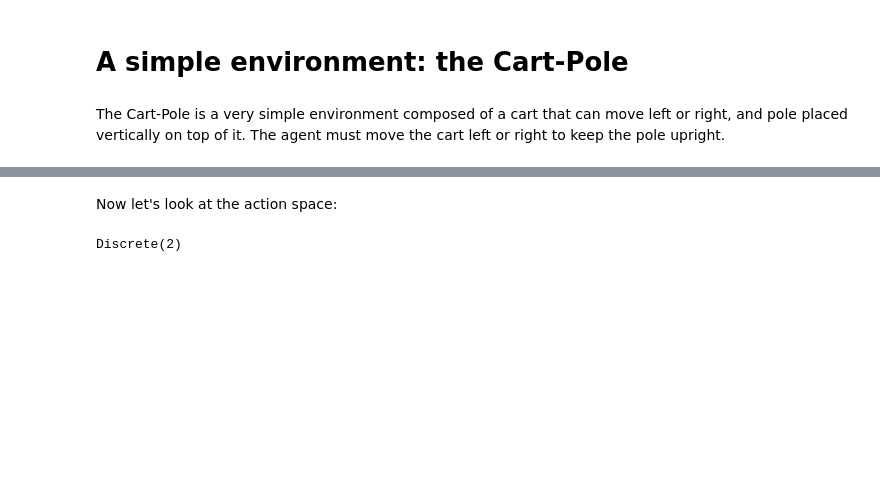
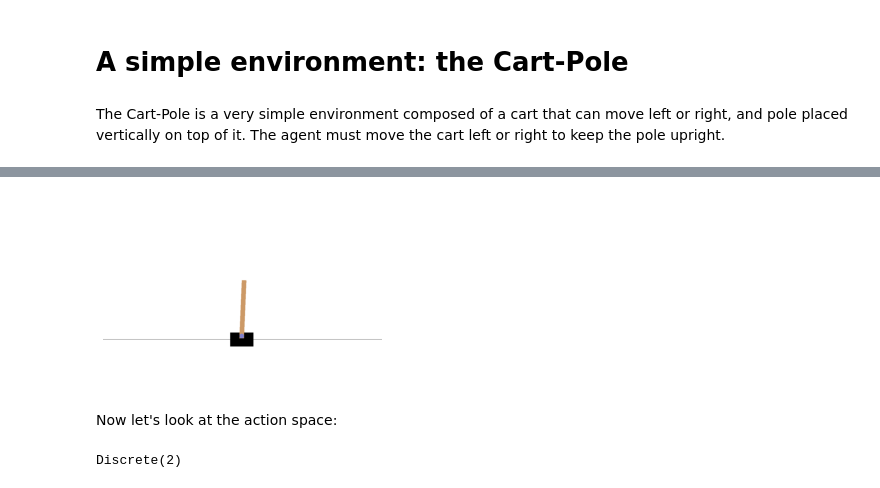
Before and after one commit to ageron/handson-ml, a Jupyter notebook: 16_reinforcement_learning.ipynb, the cells around one changed output, grey strips where cells are left out. Drawn from its saved outputs; the diff is of its cells as text; code cells hidden in the pictures; blank space fills up the shorter version.

Commit message:
Improve environment plotting and animation

```diff
--- a/16_reinforcement_learning.ipynb
+++ b/16_reinforcement_learning.ipynb
@@ -15,19 +15,16 @@ This notebook contains all the sample code and solutions to the exersices in cha
 # %% [markdown]
 First, let's make sure this notebook works well in both python 2 and 3, import a few common modules, ensure MatplotLib plots figures inline and prepare a function to save the figures:
 # %%
-# To support both python 2 and python 3
-from __future__ import division, print_function, unicode_literals
-
-# Common imports
 import numpy as np
 import os
+import sklearn
 import sys
 
 try:
     # %tensorflow_version only exists in Colab.
     %tensorflow_version 1.x
     !apt update && apt install -y libpq-dev libsdl2-dev swig xorg-dev xvfb
-    !pip install -q -U pyvirtualdisplay gym[atari,box2d]
+    !pip install -q -U tf-agents pyvirtualdisplay gym[atari,box2d]
     IS_COLAB = True
 except Exception:
     IS_COLAB = False
@@ -38,14 +35,17 @@ def reset_graph(seed=42):
     tf.set_random_seed(seed)
     np.random.seed(seed)
 
-# To plot pretty figures and animations
-%matplotlib nbagg
-import matplotlib
+# To plot pretty figures
+%matplotlib inline
+import matplotlib as mpl
+import matplotlib.pyplot as plt
+mpl.rc('axes', labelsize=14)
+mpl.rc('xtick', labelsize=12)
+mpl.rc('ytick', labelsize=12)
+
+# To get smooth animations
 import matplotlib.animation as animation
-import matplotlib.pyplot as plt
-plt.rcParams['axes.labelsize'] = 14
-plt.rcParams['xtick.labelsize'] = 12
-plt.rcParams['ytick.labelsize'] = 12
+mpl.rc('animation', html='jshtml')
 
 # Where to save the figures
 PROJECT_ROOT_DIR = "."
@@ -283,3 +261,8 @@ plot_cart_pole(env, obs)
+# %%
+plot_environment(env)
+plt.show()
+# %% [output]
+[figure, added]
 # %% [markdown]
 Now let's look at the action space:
 # %%
```
Also changed, not shown: parts of 47 cells of this notebook.
